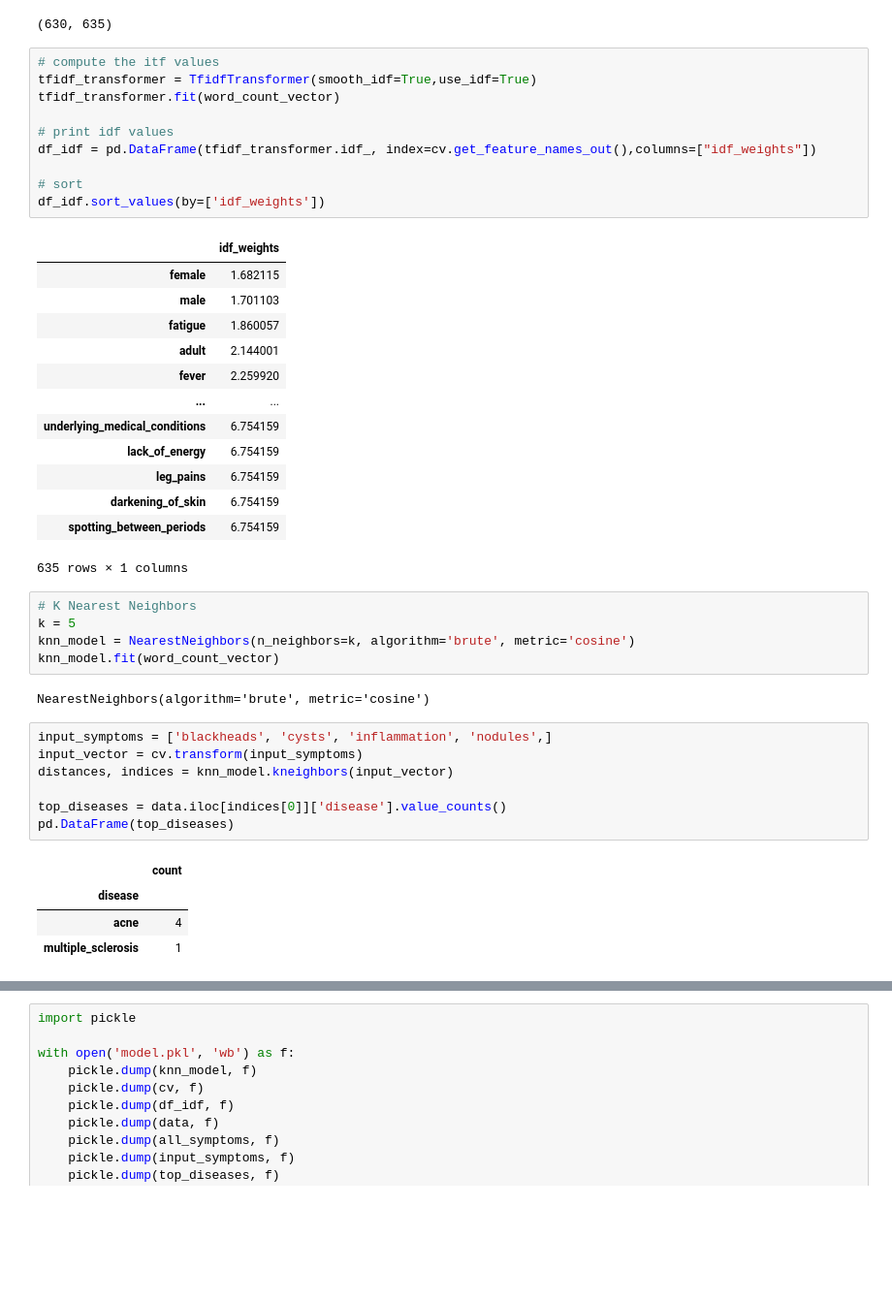
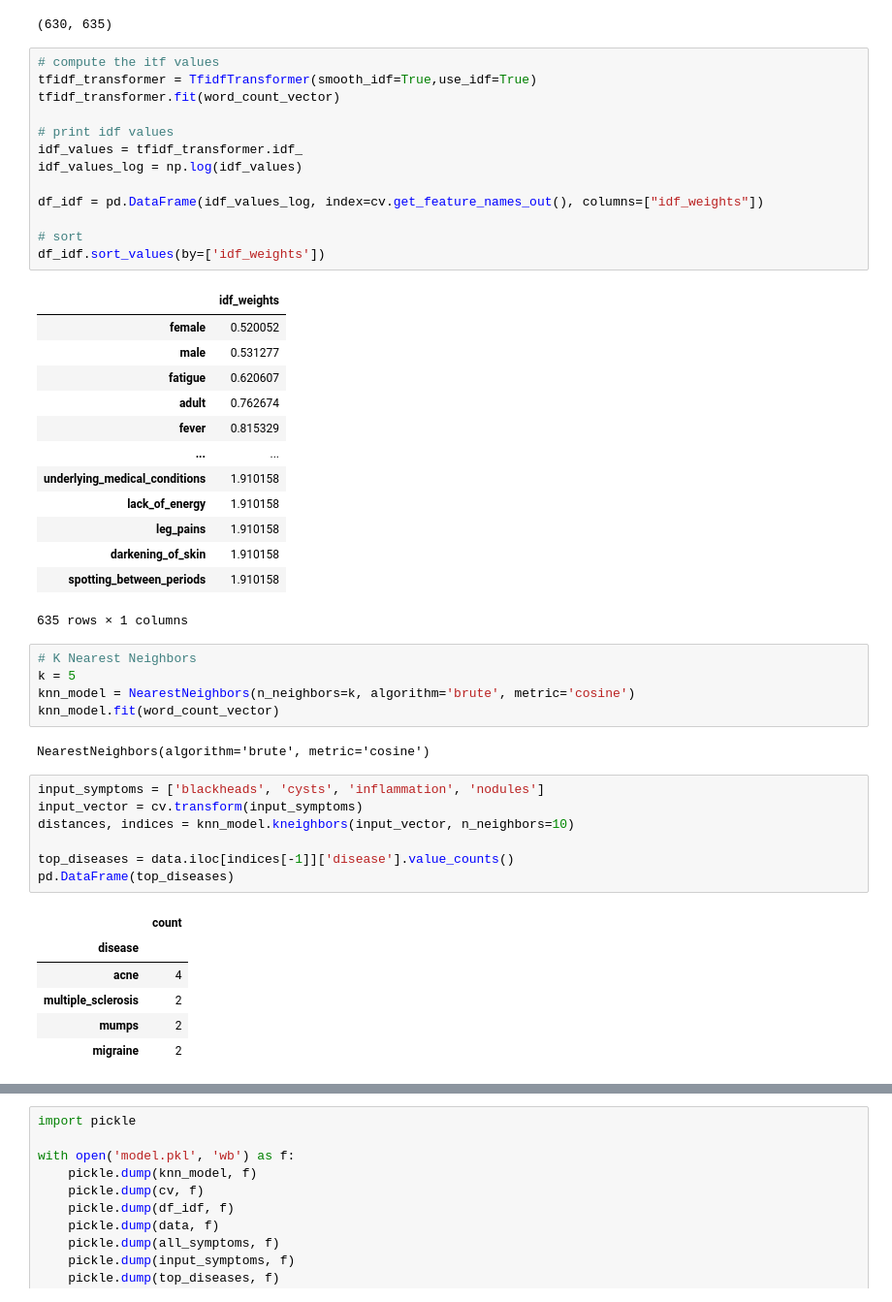
Before and after one commit to getlost01/BTP-Project, a Jupyter notebook: testModel.ipynb, the cells around one changed output, grey strips where cells are left out. Shown at 97% size. Drawn from its saved outputs; the diff is of its cells as text; blank space fills up the shorter version.

```diff
--- a/testModel.ipynb
+++ b/testModel.ipynb
@@ -57,26 +58,29 @@ word_count_vector.shape
 # %%
 # compute the itf values
 tfidf_transformer = TfidfTransformer(smooth_idf=True,use_idf=True)
 tfidf_transformer.fit(word_count_vector)
 
 # print idf values
-df_idf = pd.DataFrame(tfidf_transformer.idf_, index=cv.get_feature_names_out(),columns=["idf_weights"])
+idf_values = tfidf_transformer.idf_
+idf_values_log = np.log(idf_values)
+
+df_idf = pd.DataFrame(idf_values_log, index=cv.get_feature_names_out(), columns=["idf_weights"])
 
 # sort
 df_idf.sort_values(by=['idf_weights'])
 # %% [output]
 |  | idf_weights |
-| female | 1.682115 |
-| male | 1.701103 |
-| fatigue | 1.860057 |
-| adult | 2.144001 |
-| fever | 2.259920 |
+| female | 0.520052 |
+| male | 0.531277 |
+| fatigue | 0.620607 |
+| adult | 0.762674 |
+| fever | 0.815329 |
 | ... | ... |
-| underlying_medical_conditions | 6.754159 |
-| lack_of_energy | 6.754159 |
-| leg_pains | 6.754159 |
-| darkening_of_skin | 6.754159 |
-| spotting_between_periods | 6.754159 |
+| underlying_medical_conditions | 1.910158 |
+| lack_of_energy | 1.910158 |
+| leg_pains | 1.910158 |
+| darkening_of_skin | 1.910158 |
+| spotting_between_periods | 1.910158 |
 635 rows × 1 columns
 # %%
 # K Nearest Neighbors
@@ -86,17 +90,19 @@ knn_model.fit(word_count_vector)
 # %% [output]
 NearestNeighbors(algorithm='brute', metric='cosine')
 # %%
-input_symptoms = ['blackheads', 'cysts', 'inflammation', 'nodules',]
+input_symptoms = ['blackheads', 'cysts', 'inflammation', 'nodules']
 input_vector = cv.transform(input_symptoms)
-distances, indices = knn_model.kneighbors(input_vector)
+distances, indices = knn_model.kneighbors(input_vector, n_neighbors=10)
 
-top_diseases = data.iloc[indices[0]]['disease'].value_counts()
+top_diseases = data.iloc[indices[-1]]['disease'].value_counts()
 pd.DataFrame(top_diseases)
 # %% [output]
 |  | count |
 | disease |  |
 | acne | 4 |
-| multiple_sclerosis | 1 |
+| multiple_sclerosis | 2 |
+| mumps | 2 |
+| migraine | 2 |
 # %%
 all_symptoms = []
 for i in indices[-1]:
```
Also changed, not shown: parts of 2 cells of this notebook, 3 other files.
